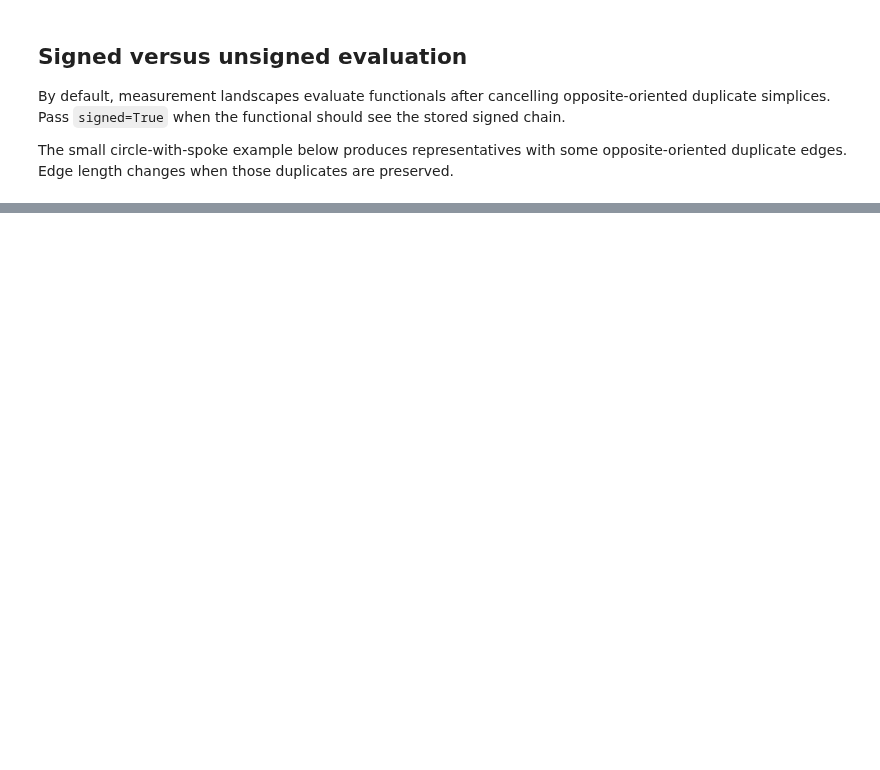
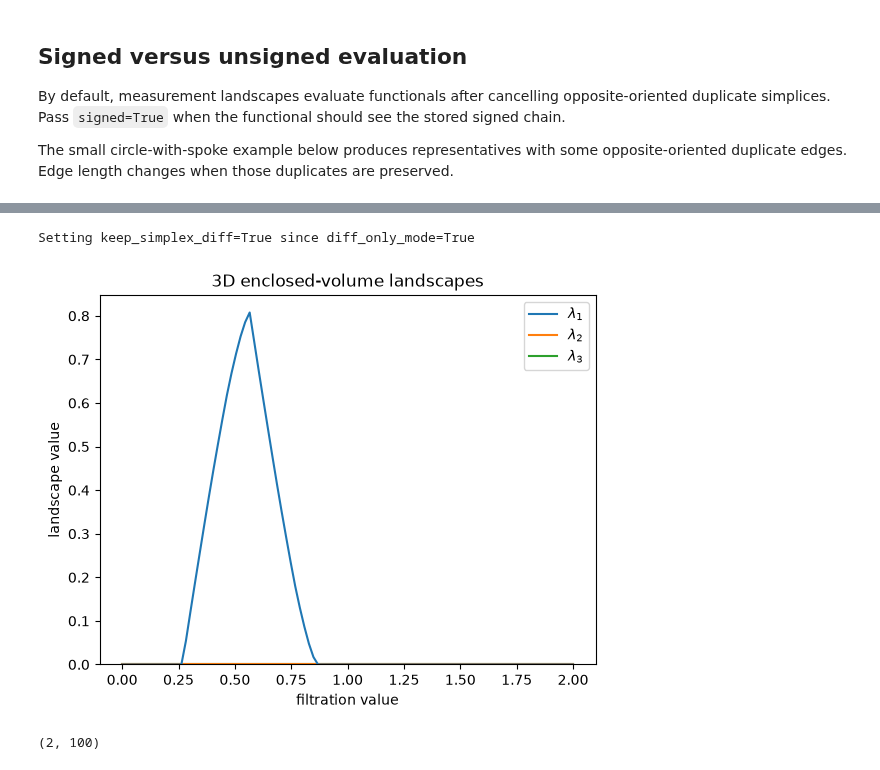
Before and after one commit to leonrenkin/PersForest, a Jupyter notebook: examples/tutorials/04_measurement_landscapes.ipynb, the cells around one changed output, grey strips where cells are left out. Drawn from its saved outputs; the diff is of its cells as text; code cells hidden in the pictures; blank space fills up the shorter version.

Commit message:
added cycle_rep_vectorisation of enclosed volume based on interior computation

```diff
--- a/examples/tutorials/04_measurement_landscapes.ipynb
+++ b/examples/tutorials/04_measurement_landscapes.ipynb
@@ -186,20 +212,25 @@ For a 3D point cloud, cycle representatives are surface chains. `signed_chain_vo
 # %%
 points_3d = sample_noisy_sphere()
-forest_3d = PersistenceForest(points_3d)
+forest_3d = PersistenceForest(points_3d, diff_only_mode=True)
 
 grid_3d = np.linspace(0.0, 2.0, 100)
-boundary_family = forest_3d.compute_measurement_landscapes(
-    cycle_func=signed_chain_volume,
-    label="boundary simplex volume",
+volume_family = forest_3d.compute_measurement_landscapes(
+    cycle_func=signed_chain_interior_volume,
+    label="enclosed volume",
     max_k=3,
     x_grid=grid_3d,
     min_bar_length=0.1,
     cache=True,
 )
 
 forest_3d.plot_measurement_landscapes(
-    label="boundary simplex volume",
-    title="3D boundary simplex-volume landscapes",
+    label="enclosed volume",
+    title="3D enclosed-volume landscapes",
 )
+plt.show()
 
-boundary_family.evaluate_on_grid(grid_3d, levels=2).shape
+volume_family.evaluate_on_grid(grid_3d, levels=2).shape
+# %% [output]
+Setting keep_simplex_diff=True since diff_only_mode=True
+[figure, added]
+(2, 100)
```
Also changed, not shown: parts of 9 cells of this notebook, 3 other files.
